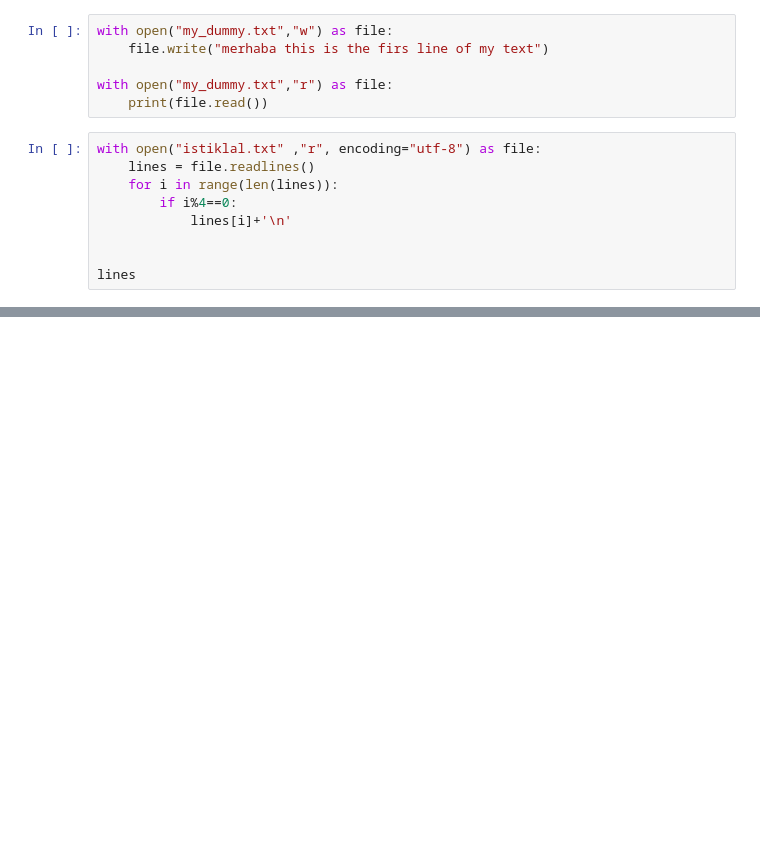
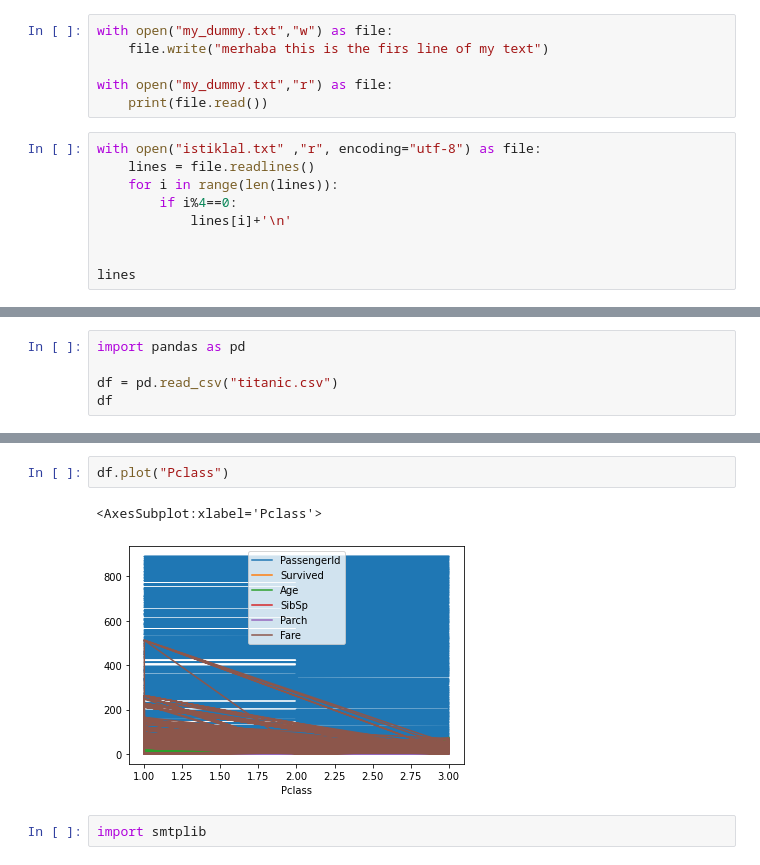
Before and after one commit to fevzitopcu/PyhonFundementals, a Jupyter notebook: 8- PythonBasics_Files.ipynb, the cells around one changed output, grey strips where cells are left out. Saved outputs shown, nothing was run; the diff lists cells and outputs as text; blank space fills up the shorter version.

```diff
--- a/8- PythonBasics_Files.ipynb
+++ b/8- PythonBasics_Files.ipynb
@@ -307,0 +237,5 @@ NameError: name 'lines' is not defined
+# %%
+import pandas as pd
+
+df = pd.read_csv("titanic.csv")
+df
@@ -307,0 +268,7 @@ NameError: name 'lines' is not defined
+# %%
+df.plot("Pclass")
+# %% [output]
+<AxesSubplot:xlabel='Pclass'>
+[figure, added]
+# %%
+import smtplib
```
Also changed, not shown: parts of 28 cells of this notebook, 4 other files.
